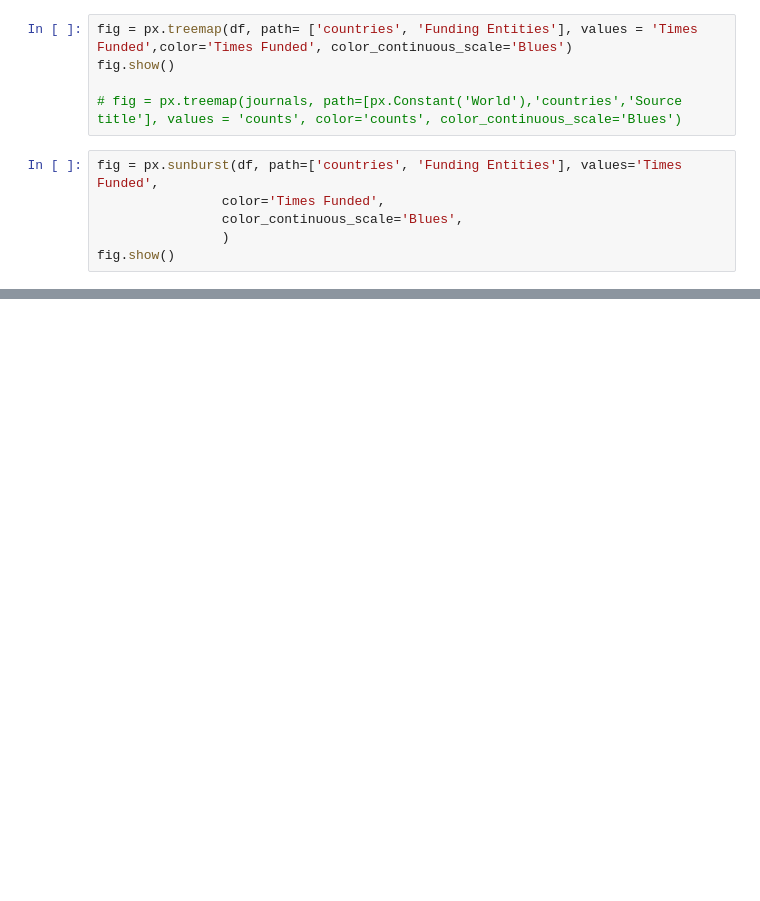
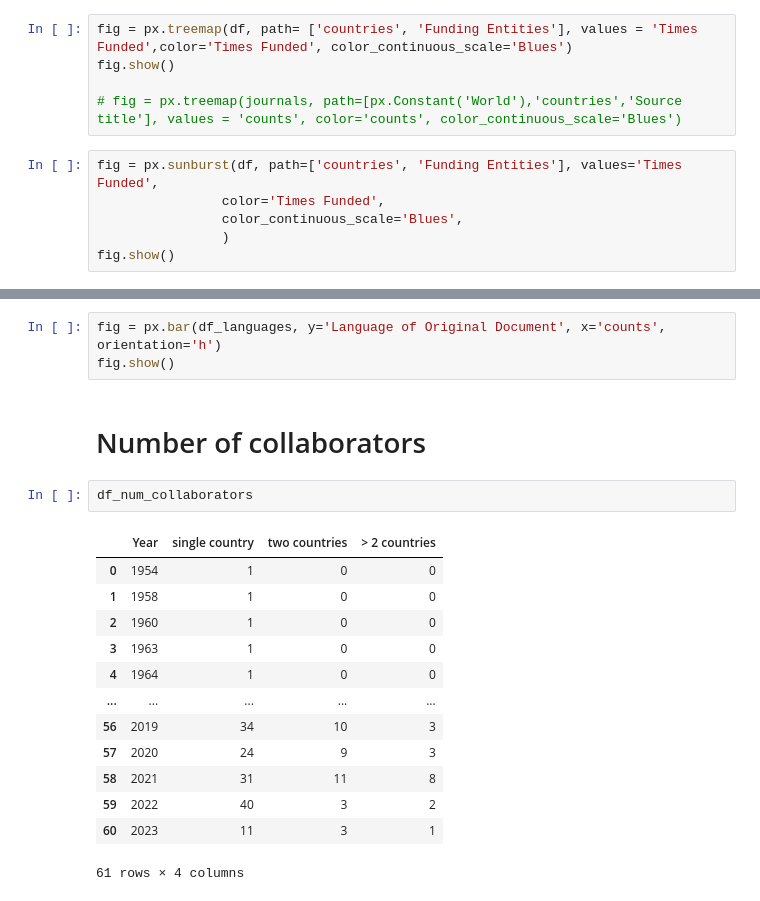
Before and after one commit to msherrif04/OphthoViz, a Jupyter notebook: notebooks/visualizations.ipynb, the cells around one changed output, grey strips where cells are left out. Cells and saved outputs as stored; diff of their text form; blank space fills up the shorter version.

```diff
--- a/notebooks/visualizations.ipynb
+++ b/notebooks/visualizations.ipynb
@@ -732,0 +759,21 @@ fig.show()
+# %%
+fig = px.bar(df_languages, y='Language of Original Document', x='counts', orientation='h')
+fig.show()
+# %% [markdown]
+# Number of collaborators
+# %%
+df_num_collaborators
+# %% [output]
+|  | Year | single country | two countries | > 2 countries |
+| 0 | 1954 | 1 | 0 | 0 |
+| 1 | 1958 | 1 | 0 | 0 |
+| 2 | 1960 | 1 | 0 | 0 |
+| 3 | 1963 | 1 | 0 | 0 |
+| 4 | 1964 | 1 | 0 | 0 |
+| ... | ... | ... | ... | ... |
+| 56 | 2019 | 34 | 10 | 3 |
+| 57 | 2020 | 24 | 9 | 3 |
+| 58 | 2021 | 31 | 11 | 8 |
+| 59 | 2022 | 40 | 3 | 2 |
+| 60 | 2023 | 11 | 3 | 1 |
+61 rows × 4 columns
```
Also changed, not shown: parts of 14 cells of this notebook, 5 other files.
